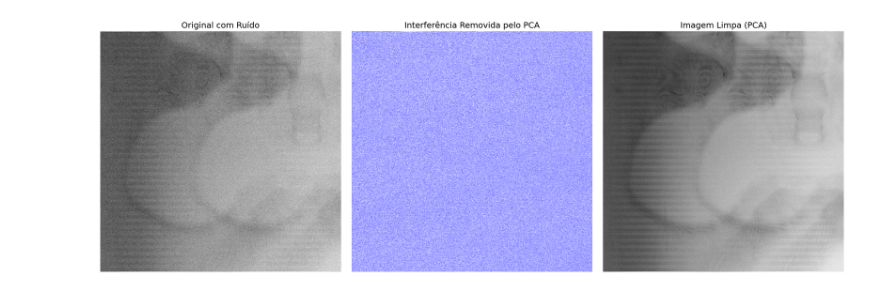
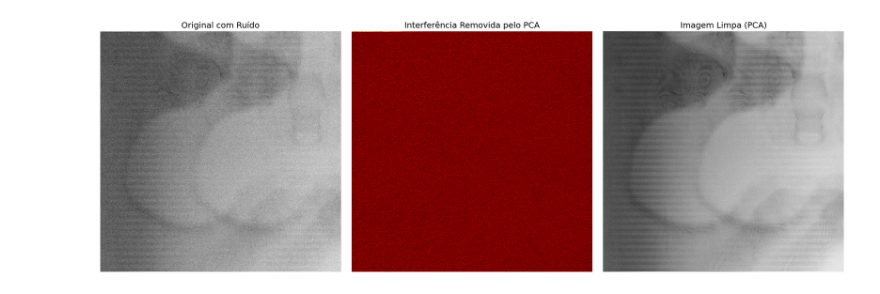
Before and after one commit to AugustoVieiraDAF/MachineLearningAnalysis, a Jupyter notebook: ML_Projeto_Final_PCA.ipynb, the cells around one changed output. Cells and saved outputs as stored; diff of their text form; code cells hidden in the pictures.

```diff
--- a/ML_Projeto_Final_PCA.ipynb
+++ b/ML_Projeto_Final_PCA.ipynb
@@ -28,31 +28,31 @@ clean_pca_image = X_pca_projected[0].reshape(700,700)
 # %%
 # 3. Pegar a imagem original correspondente (com ruído) para podermos comparar
 original_noisy_image = X_pca[0].reshape(700, 700)
 
 # 4. Isolar o ruído que o PCA removeu
 pca_noise_isolated = original_noisy_image - clean_pca_image
 
 # 5. Gerar os gráficos para a sua apresentação
 fig, axes = plt.subplots(1, 3, figsize=(18, 6))
 
 # Painel 1: Imagem Original com Ruído CARS
-axes[0].imshow(original_noisy_image, cmap='gray')
+axes[0].imshow(original_noisy_image, cmap='grey')
 axes[0].set_title('Original com Ruído', fontsize=14)
 axes[0].axis('off')
 
 # Painel 2: O que o PCA identificou como ruído/variação descartada
 # Usamos o mapa 'bwr' (Blue-White-Red) para destacar flutuações positivas e negativas
-axes[1].imshow(pca_noise_isolated, cmap='bwr')
+axes[1].imshow(pca_noise_isolated, cmap='gist_heat')
 axes[1].set_title('Interferência Removida pelo PCA', fontsize=14)
 axes[1].axis('off')
 
 # Painel 3: Imagem Reconstruída e Filtrada pelo PCA
-axes[2].imshow(clean_pca_image, cmap='gray')
+axes[2].imshow(clean_pca_image, cmap='grey')
 axes[2].set_title('Imagem Limpa (PCA)', fontsize=14)
 axes[2].axis('off')
 
 plt.tight_layout()
 plt.savefig('Resultados_CARS_PCA.png', dpi=300) # Salva o gráfico em alta resolução para os seus slides
 plt.show()
 # %% [output]
-[figure, old version]
+[figure, new version]
```
Also changed, not shown: 4 other files.
